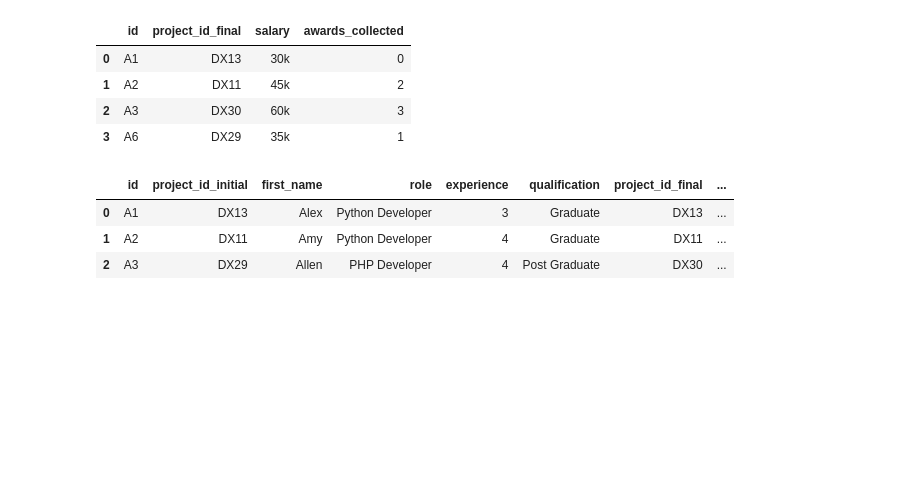
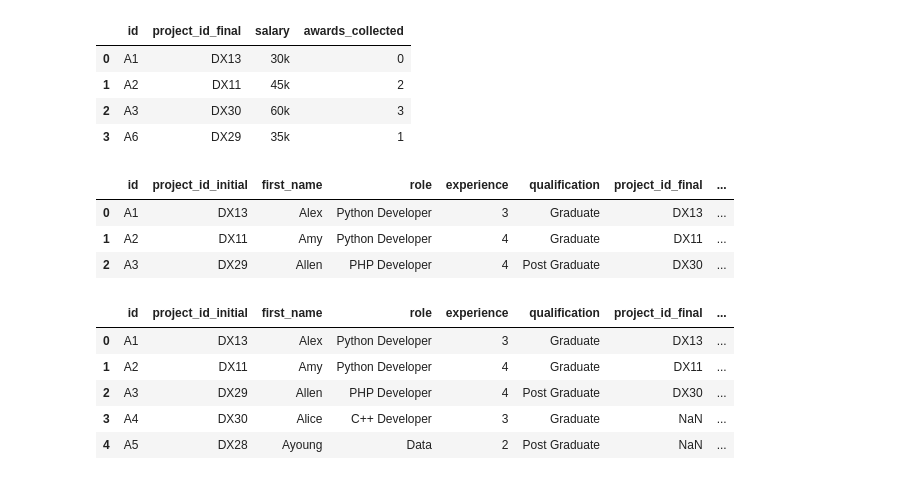
Before and after one commit to Damilola450055/My-Data-Science-Journey, a Jupyter notebook: Phase 02 - Data-Cleaning-Pandas/02_DataFrame_Basics.ipynb, the cells around one changed output. Saved outputs shown, nothing was run; the diff lists cells and outputs as text; code cells hidden in the pictures; blank space fills up the shorter version.

```diff
--- a/Phase 02 - Data-Cleaning-Pandas/01_DataFrame_Basics.ipynb
+++ b/Phase 02 - Data-Cleaning-Pandas/02_DataFrame_Basics.ipynb
@@ -498,3 +495,12 @@ pd.merge(df1, df2)
 | 0 | A1 | DX13 | Alex | Python Developer | 3 | Graduate | DX13 | ... |
 | 1 | A2 | DX11 | Amy | Python Developer | 4 | Graduate | DX11 | ... |
 | 2 | A3 | DX29 | Allen | PHP Developer | 4 | Post Graduate | DX30 | ... |
+# %%
+pd.merge(df1, df2, how = 'left') # left outer join  returns all records from the left table
+# %% [output]
+|  | id | project_id_initial | first_name | role | experience | qualification | project_id_final | ... |
+| 0 | A1 | DX13 | Alex | Python Developer | 3 | Graduate | DX13 | ... |
+| 1 | A2 | DX11 | Amy | Python Developer | 4 | Graduate | DX11 | ... |
+| 2 | A3 | DX29 | Allen | PHP Developer | 4 | Post Graduate | DX30 | ... |
+| 3 | A4 | DX30 | Alice | C++ Developer | 3 | Graduate | NaN | ... |
+| 4 | A5 | DX28 | Ayoung | Data | 2 | Post Graduate | NaN | ... |
```
Also changed, not shown: parts of 5 cells of this notebook, 30 other files.
